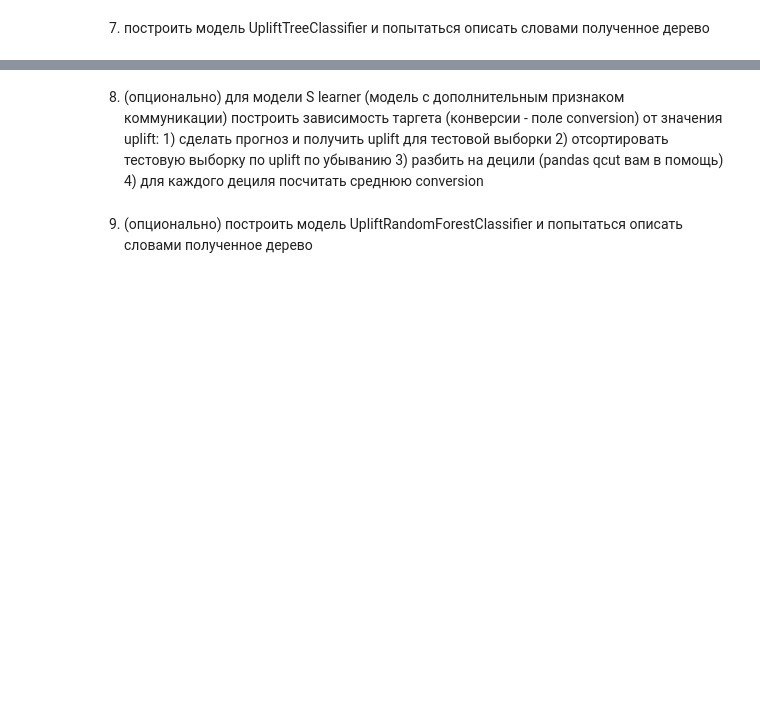
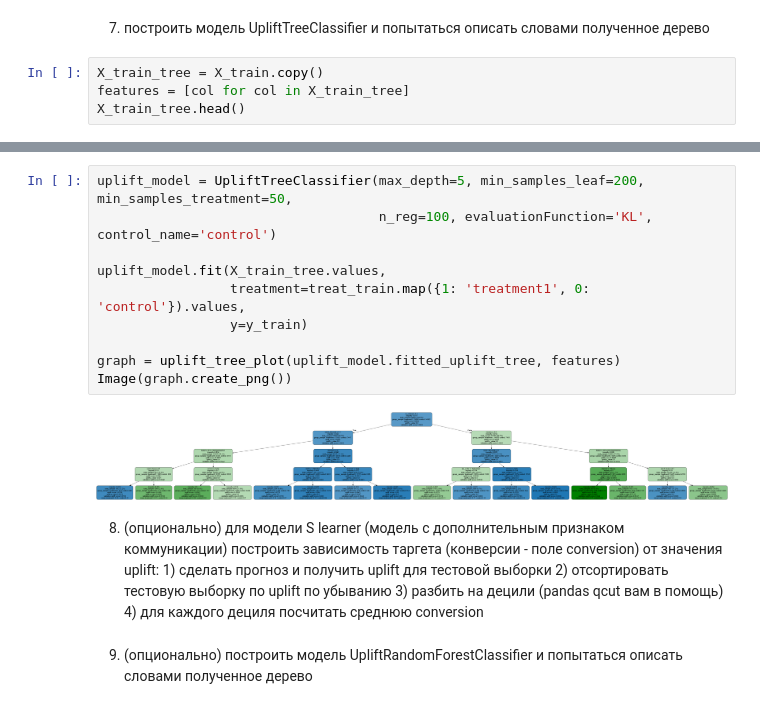
Before and after one commit to AndreiBazhenau/gb, a Jupyter notebook: ml_in_business/hw_4.ipynb, the cells around one changed output, grey strips where cells are left out. Saved outputs shown, nothing was run; the diff lists cells and outputs as text; blank space fills up the shorter version.

```diff
--- a/ml_in_business/hw_4.ipynb
+++ b/ml_in_business/hw_4.ipynb
@@ -135,2 +200,6 @@ models_results = {
 # %% [markdown]
 7. построить модель UpliftTreeClassifier и попытаться описать словами полученное дерево
+# %%
+X_train_tree = X_train.copy()
+features = [col for col in X_train_tree]
+X_train_tree.head()
@@ -137,3 +213,15 @@ models_results = {
+# %%
+uplift_model = UpliftTreeClassifier(max_depth=5, min_samples_leaf=200, min_samples_treatment=50,
+                                    n_reg=100, evaluationFunction='KL', control_name='control')
+
+uplift_model.fit(X_train_tree.values,
+                 treatment=treat_train.map({1: 'treatment1', 0: 'control'}).values,
+                 y=y_train)
+
+graph = uplift_tree_plot(uplift_model.fitted_uplift_tree, features)
+Image(graph.create_png())
+# %% [output]
+[figure, added]
 # %% [markdown]
 8. (опционально) для модели S learner (модель с дополнительным признаком коммуникации) построить зависимость таргета (конверсии - поле conversion) от значения uplift: 1) сделать прогноз и получить uplift для тестовой выборки 2) отсортировать тестовую выборку по uplift по убыванию 3) разбить на децили (pandas qcut вам в помощь) 4) для каждого дециля посчитать среднюю conversion
 # %% [markdown]
```
Also changed, not shown: parts of 11 cells of this notebook.
